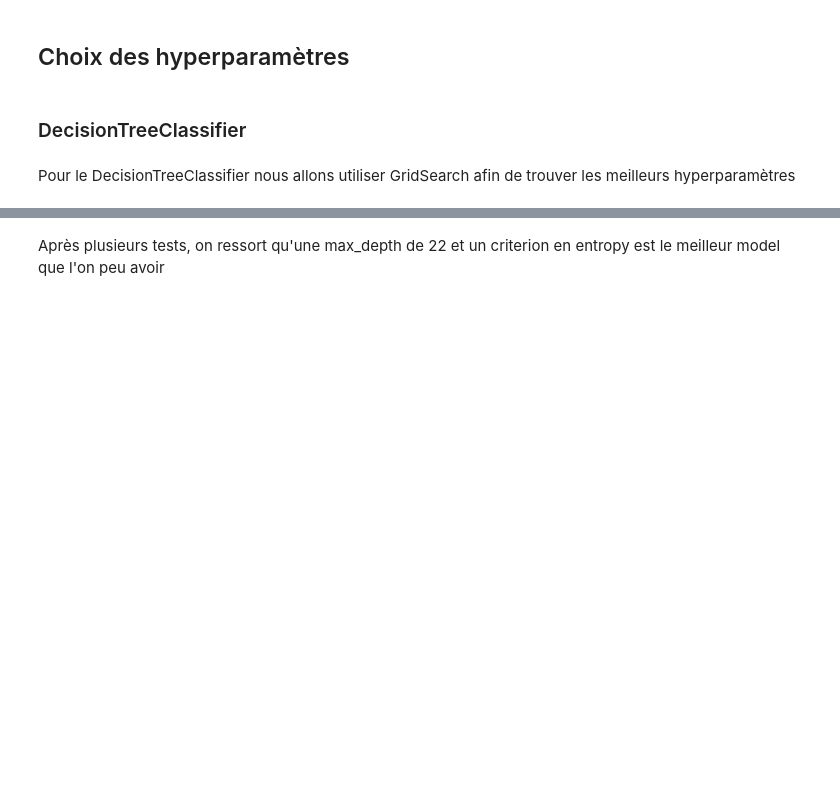
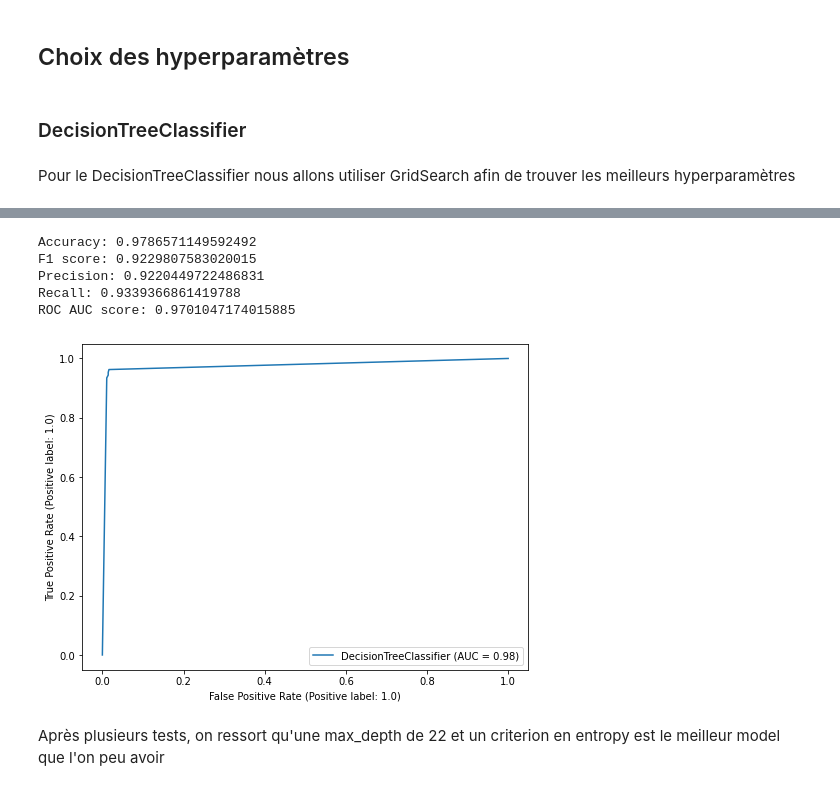
Before and after one commit to C0casio45/IACESI, a Jupyter notebook: projet_ia.ipynb, the cells around one changed output, grey strips where cells are left out. Cells and saved outputs as stored; diff of their text form; code cells hidden in the pictures; blank space fills up the shorter version.

```diff
--- a/projet_ia.ipynb
+++ b/projet_ia.ipynb
@@ -25,5 +26,5 @@ from sklearn.metrics import RocCurveDisplay
 # %%
-dir = "./work/datasets/"
+dir = "data/"
 
 employee_survey = pd.read_csv(dir + "employee_survey_data.csv")
 general = pd.read_csv(dir + "general_data.csv")
@@ -414,7 +630,7 @@ def nullToKnnImputer(all_data):
     all_data_imputed = pd.DataFrame(imputer.fit_transform(all_data), columns=all_data.columns)
     return all_data_imputed
 
-all_data = nullToMedian(all_data)
+all_data = nullToKnnImputer(all_data)
 # %% [markdown]
 # Normalisation
 # %%
@@ -514,9 +759,16 @@ pd.DataFrame.from_dict(dtc_GS.cv_results_).sort_values(by=['rank_test_score']).h
 # %%
-dtc = DecisionTreeClassifier(criterion='gini', max_depth=20, splitter="random")
+dtc = DecisionTreeClassifier(criterion = dtc_GS.best_params_['classifier__criterion'], max_depth = dtc_GS.best_params_['classifier__max_depth'], splitter = dtc_GS.best_params_['classifier__splitter'])
 
 dtc.fit(x_train, y_train)
 
 score(dtc, x_train, y_train)
+# %% [output]
+Accuracy: 0.9786571149592492
+F1 score: 0.9229807583020015
+Precision: 0.9220449722486831
+Recall: 0.9339366861419788
+ROC AUC score: 0.9701047174015885
+[figure, added]
 # %% [markdown]
 Après plusieurs tests, on ressort qu'une max_depth de 22 et un criterion en entropy est le meilleur model que l'on peu avoir
 # %%
```
Also changed, not shown: parts of 64 cells of this notebook.
